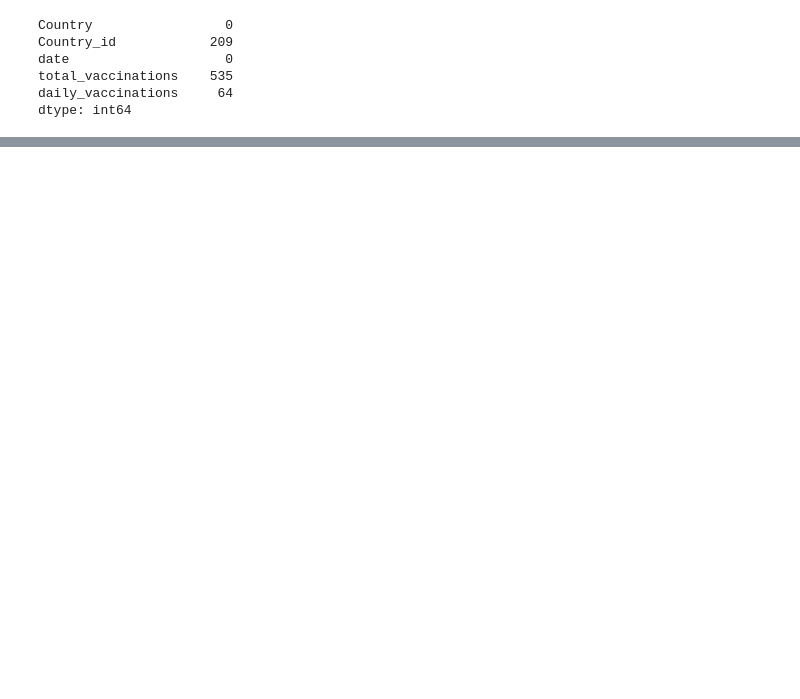
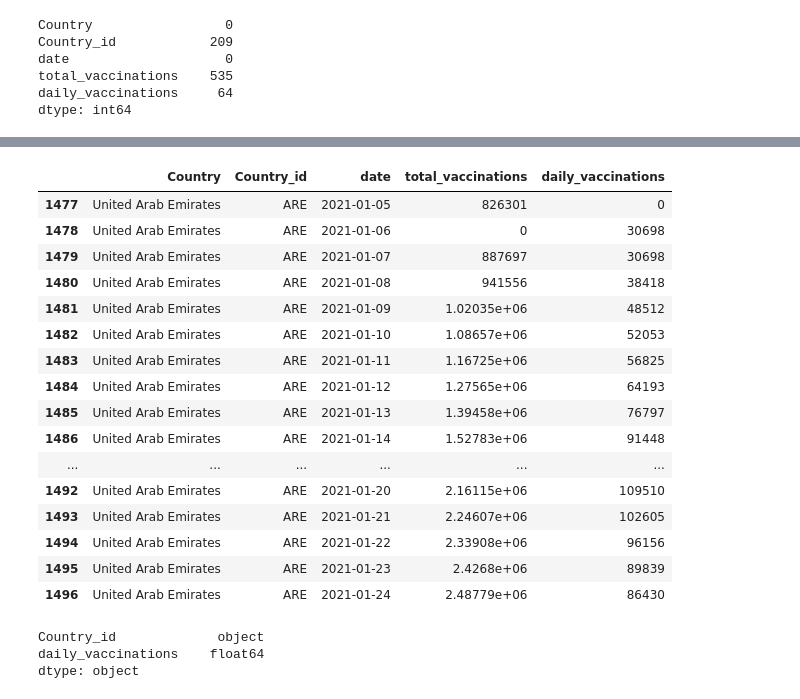
Before and after one commit to sarahDH615/ETL-project, a Jupyter notebook: data/vaccinations_clean.ipynb, the cells around one changed output, grey strips where cells are left out. Drawn from its saved outputs; the diff is of its cells as text; code cells hidden in the pictures; blank space fills up the shorter version.

```diff
--- a/data/vaccinations_clean.ipynb
+++ b/data/vaccinations_clean.ipynb
@@ -87,0 +204,3 @@ vaccinations_df.head()
+# %%
+# converting End Date col to dtype datetime
+vacc_countries_df['date'] = pd.to_datetime(vacc_countries_df['date'])
@@ -87,0 +221,31 @@ vaccinations_df.head()
+# %%
+# sorting by country id then end date
+# !!! use this df if you want to look at avg vaccinations per day
+double_sorted_vacc_countries_df = vacc_countries_df.sort_values(['Country_id','date'])
+double_sorted_vacc_countries_df.head(20)
+# %% [output]
+|  | Country | Country_id | date | total_vaccinations | daily_vaccinations |
+| 1477 | United Arab Emirates | ARE | 2021-01-05 | 826301 | 0 |
+| 1478 | United Arab Emirates | ARE | 2021-01-06 | 0 | 30698 |
+| 1479 | United Arab Emirates | ARE | 2021-01-07 | 887697 | 30698 |
+| 1480 | United Arab Emirates | ARE | 2021-01-08 | 941556 | 38418 |
+| 1481 | United Arab Emirates | ARE | 2021-01-09 | 1.02035e+06 | 48512 |
+| 1482 | United Arab Emirates | ARE | 2021-01-10 | 1.08657e+06 | 52053 |
+| 1483 | United Arab Emirates | ARE | 2021-01-11 | 1.16725e+06 | 56825 |
+| 1484 | United Arab Emirates | ARE | 2021-01-12 | 1.27565e+06 | 64193 |
+| 1485 | United Arab Emirates | ARE | 2021-01-13 | 1.39458e+06 | 76797 |
+| 1486 | United Arab Emirates | ARE | 2021-01-14 | 1.52783e+06 | 91448 |
+| ... | ... | ... | ... | ... | ... |
+| 1492 | United Arab Emirates | ARE | 2021-01-20 | 2.16115e+06 | 109510 |
+| 1493 | United Arab Emirates | ARE | 2021-01-21 | 2.24607e+06 | 102605 |
+| 1494 | United Arab Emirates | ARE | 2021-01-22 | 2.33908e+06 | 96156 |
+| 1495 | United Arab Emirates | ARE | 2021-01-23 | 2.4268e+06 | 89839 |
+| 1496 | United Arab Emirates | ARE | 2021-01-24 | 2.48779e+06 | 86430 |
+# %%
+subset_df = pd.DataFrame(double_sorted_vacc_countries_df[['Country_id', 'daily_vaccinations']])
+subset_df['daily_vaccinations'] = pd.to_numeric(subset_df['daily_vaccinations'])
+subset_df.dtypes
+# %% [output]
+Country_id             object
+daily_vaccinations    float64
+dtype: object
```
Also changed, not shown: parts of 23 cells of this notebook, 2 other files.
